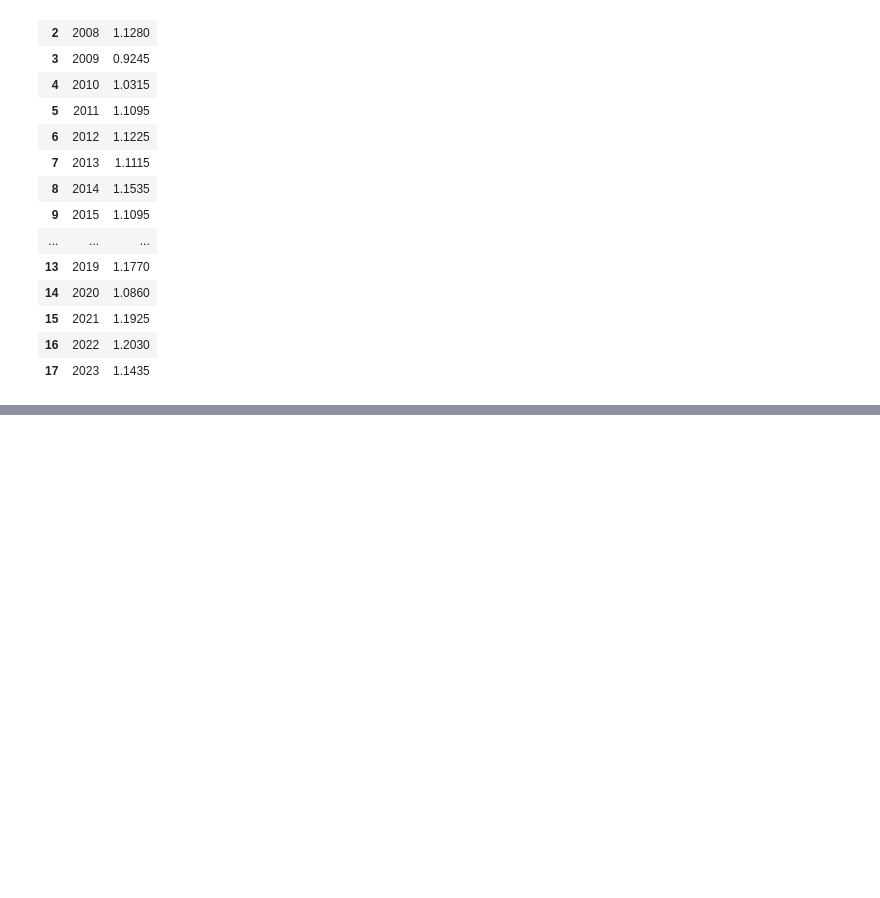
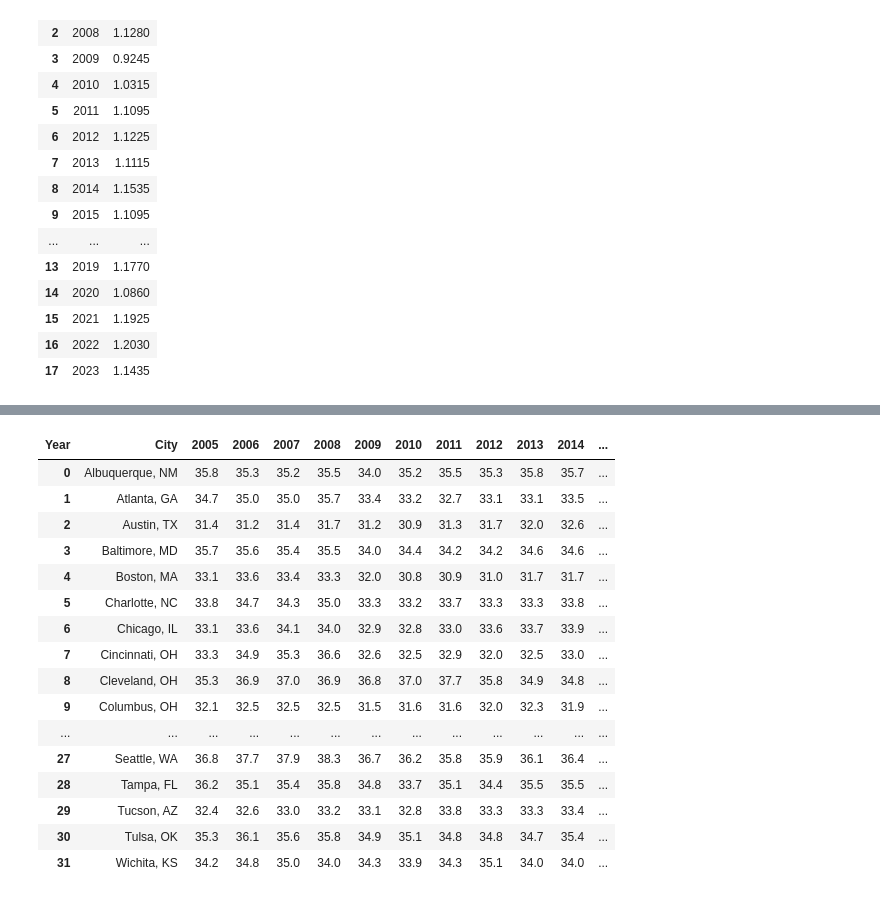
Before and after one commit to ArnavGupta22/PropertyPulse, a Jupyter notebook: djangoProject/djangoProject/DataProcessing/data_processing.ipynb, the cells around one changed output, grey strips where cells are left out. Cells and saved outputs as stored; diff of their text form; code cells hidden in the pictures; blank space fills up the shorter version.

```diff
--- a/djangoProject/djangoProject/DataProcessing/data_processing.ipynb
+++ b/djangoProject/djangoProject/DataProcessing/data_processing.ipynb
@@ -328,0 +402,28 @@ truckprices
+# %%
+t = pd.read_csv("../data/houseprice_35cities.csv")
+# %%
+df_age_35 = df_age_cr[df_age_cr["City"].isin(t["City"].unique())]
+# %%
+df_age_35 = df_age_35.reset_index()
+# %%
+df_age_35= df_age_35.drop(columns=['index'], errors='ignore')
+# %%
+df_age_35
+# %% [output]
+| Year | City | 2005 | 2006 | 2007 | 2008 | 2009 | 2010 | 2011 | 2012 | 2013 | 2014 | ... |
+| 0 | Albuquerque, NM | 35.8 | 35.3 | 35.2 | 35.5 | 34.0 | 35.2 | 35.5 | 35.3 | 35.8 | 35.7 | ... |
+| 1 | Atlanta, GA | 34.7 | 35.0 | 35.0 | 35.7 | 33.4 | 33.2 | 32.7 | 33.1 | 33.1 | 33.5 | ... |
+| 2 | Austin, TX | 31.4 | 31.2 | 31.4 | 31.7 | 31.2 | 30.9 | 31.3 | 31.7 | 32.0 | 32.6 | ... |
+| 3 | Baltimore, MD | 35.7 | 35.6 | 35.4 | 35.5 | 34.0 | 34.4 | 34.2 | 34.2 | 34.6 | 34.6 | ... |
+| 4 | Boston, MA | 33.1 | 33.6 | 33.4 | 33.3 | 32.0 | 30.8 | 30.9 | 31.0 | 31.7 | 31.7 | ... |
+| 5 | Charlotte, NC | 33.8 | 34.7 | 34.3 | 35.0 | 33.3 | 33.2 | 33.7 | 33.3 | 33.3 | 33.8 | ... |
+| 6 | Chicago, IL | 33.1 | 33.6 | 34.1 | 34.0 | 32.9 | 32.8 | 33.0 | 33.6 | 33.7 | 33.9 | ... |
+| 7 | Cincinnati, OH | 33.3 | 34.9 | 35.3 | 36.6 | 32.6 | 32.5 | 32.9 | 32.0 | 32.5 | 33.0 | ... |
+| 8 | Cleveland, OH | 35.3 | 36.9 | 37.0 | 36.9 | 36.8 | 37.0 | 37.7 | 35.8 | 34.9 | 34.8 | ... |
+| 9 | Columbus, OH | 32.1 | 32.5 | 32.5 | 32.5 | 31.5 | 31.6 | 31.6 | 32.0 | 32.3 | 31.9 | ... |
+| ... | ... | ... | ... | ... | ... | ... | ... | ... | ... | ... | ... | ... |
+| 27 | Seattle, WA | 36.8 | 37.7 | 37.9 | 38.3 | 36.7 | 36.2 | 35.8 | 35.9 | 36.1 | 36.4 | ... |
+| 28 | Tampa, FL | 36.2 | 35.1 | 35.4 | 35.8 | 34.8 | 33.7 | 35.1 | 34.4 | 35.5 | 35.5 | ... |
+| 29 | Tucson, AZ | 32.4 | 32.6 | 33.0 | 33.2 | 33.1 | 32.8 | 33.8 | 33.3 | 33.3 | 33.4 | ... |
+| 30 | Tulsa, OK | 35.3 | 36.1 | 35.6 | 35.8 | 34.9 | 35.1 | 34.8 | 34.8 | 34.7 | 35.4 | ... |
+| 31 | Wichita, KS | 34.2 | 34.8 | 35.0 | 34.0 | 34.3 | 33.9 | 34.3 | 35.1 | 34.0 | 34.0 | ... |
```
Also changed, not shown: parts of 23 cells of this notebook, 7 other files.
